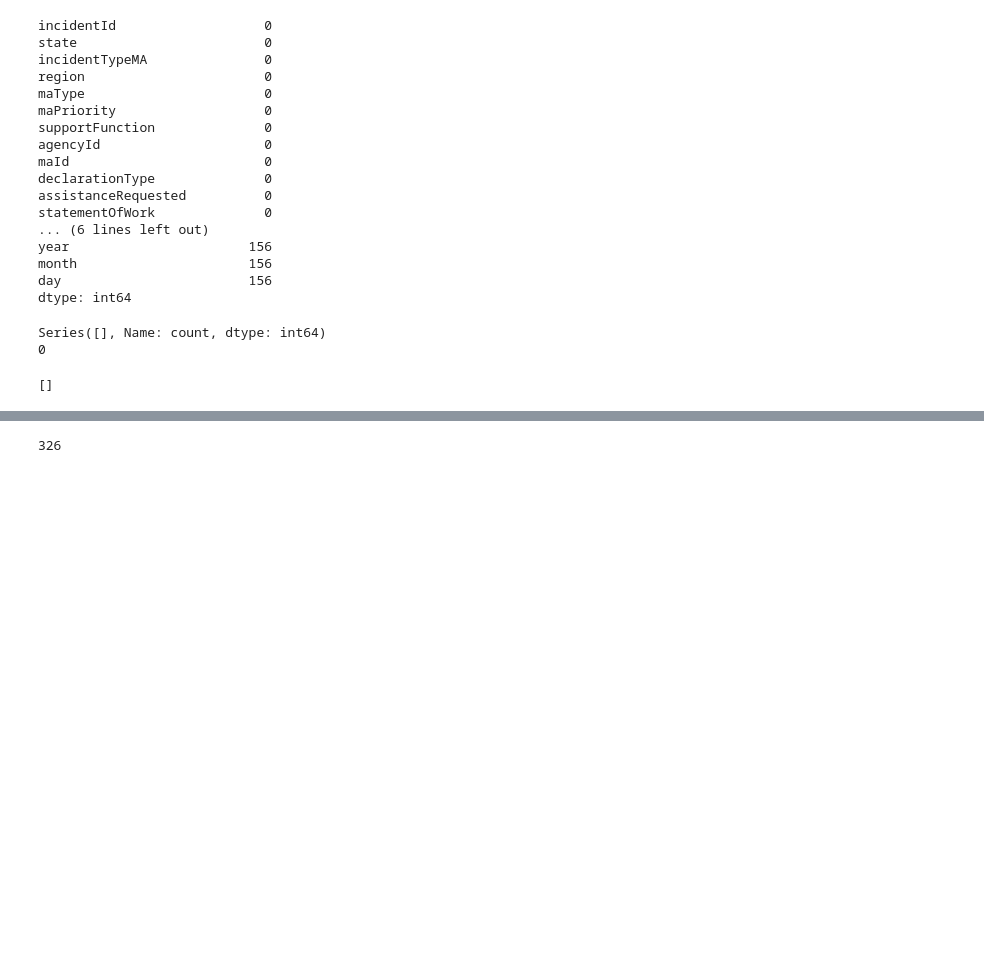
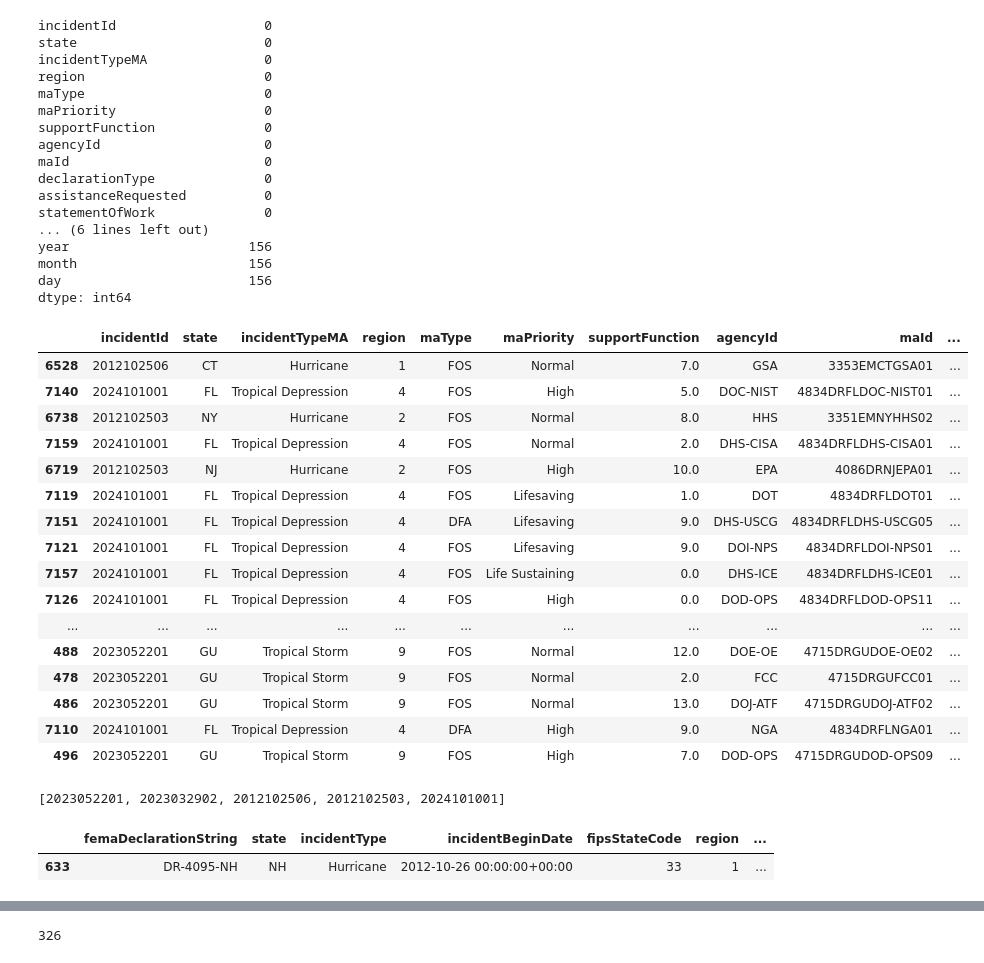
Before and after one commit to capstoneFA2025/FEMA-Recommender, a Jupyter notebook: merge_clean_and_split_stratified.ipynb, the cells around one changed output, grey strips where cells are left out. Cells and saved outputs as stored; diff of their text form; code cells hidden in the pictures; blank space fills up the shorter version.

```diff
--- a/merge_clean_and_split_stratified.ipynb
+++ b/merge_clean_and_split_stratified.ipynb
@@ -262,2 +269,2 @@ MA_disaster_combined.shape
 # %%
-MA_disaster_combined['designatedIncidentTypes'].fillna(MA_disaster_combined['incidentTypeMA'], inplace = True)
+# MA_disaster_combined['designatedIncidentTypes'].fillna(MA_disaster_combined['incidentTypeMA'], inplace = True)
@@ -313,13 +313,33 @@ year                       156
 month                      156
 day                        156
 dtype: int64
-# %%
-print(MA_disaster_combined[MA_disaster_combined['incidentTypeMA'].isna()]['incidentId'].value_counts())
-print(MA_disaster_combined[MA_disaster_combined['incidentTypeMA'].isna()]['incidentId'].nunique())
-
-ids_without_year = MA_disaster_combined[MA_disaster_combined['incidentTypeMA'].isna()]['incidentId'].tolist()
-ids_without_year
-# %% [output]
-Series([], Name: count, dtype: int64)
-0
-[]
+# %%
+MA_disaster_combined[MA_disaster_combined['incidentType'].isna()].sample(20)
+# %% [output]
+|  | incidentId | state | incidentTypeMA | region | maType | maPriority | supportFunction | agencyId | maId | ... |
+| 6528 | 2012102506 | CT | Hurricane | 1 | FOS | Normal | 7.0 | GSA | 3353EMCTGSA01 | ... |
+| 7140 | 2024101001 | FL | Tropical Depression | 4 | FOS | High | 5.0 | DOC-NIST | 4834DRFLDOC-NIST01 | ... |
+| 6738 | 2012102503 | NY | Hurricane | 2 | FOS | Normal | 8.0 | HHS | 3351EMNYHHS02 | ... |
+| 7159 | 2024101001 | FL | Tropical Depression | 4 | FOS | Normal | 2.0 | DHS-CISA | 4834DRFLDHS-CISA01 | ... |
+| 6719 | 2012102503 | NJ | Hurricane | 2 | FOS | High | 10.0 | EPA | 4086DRNJEPA01 | ... |
+| 7119 | 2024101001 | FL | Tropical Depression | 4 | FOS | Lifesaving | 1.0 | DOT | 4834DRFLDOT01 | ... |
+| 7151 | 2024101001 | FL | Tropical Depression | 4 | DFA | Lifesaving | 9.0 | DHS-USCG | 4834DRFLDHS-USCG05 | ... |
+| 7121 | 2024101001 | FL | Tropical Depression | 4 | FOS | Lifesaving | 9.0 | DOI-NPS | 4834DRFLDOI-NPS01 | ... |
+| 7157 | 2024101001 | FL | Tropical Depression | 4 | FOS | Life Sustaining | 0.0 | DHS-ICE | 4834DRFLDHS-ICE01 | ... |
+| 7126 | 2024101001 | FL | Tropical Depression | 4 | FOS | High | 0.0 | DOD-OPS | 4834DRFLDOD-OPS11 | ... |
+| ... | ... | ... | ... | ... | ... | ... | ... | ... | ... | ... |
+| 488 | 2023052201 | GU | Tropical Storm | 9 | FOS | Normal | 12.0 | DOE-OE | 4715DRGUDOE-OE02 | ... |
+| 478 | 2023052201 | GU | Tropical Storm | 9 | FOS | Normal | 2.0 | FCC | 4715DRGUFCC01 | ... |
+| 486 | 2023052201 | GU | Tropical Storm | 9 | FOS | Normal | 13.0 | DOJ-ATF | 4715DRGUDOJ-ATF02 | ... |
+| 7110 | 2024101001 | FL | Tropical Depression | 4 | DFA | High | 9.0 | NGA | 4834DRFLNGA01 | ... |
+| 496 | 2023052201 | GU | Tropical Storm | 9 | FOS | High | 7.0 | DOD-OPS | 4715DRGUDOD-OPS09 | ... |
+# %%
+nan_ids = MA_disaster_combined[MA_disaster_combined['incidentType'].isna()]['incidentId'].unique().tolist()
+nan_ids
+# %% [output]
+[2023052201, 2023032902, 2012102506, 2012102503, 2024101001]
+# %%
+df_dds[df_dds['incidentId'].isin(nan_ids)]
+# %% [output]
+|  | femaDeclarationString | state | incidentType | incidentBeginDate | fipsStateCode | region | ... |
+| 633 | DR-4095-NH | NH | Hurricane | 2012-10-26 00:00:00+00:00 | 33 | 1 | ... |
```
Also changed, not shown: parts of 12 cells of this notebook.
